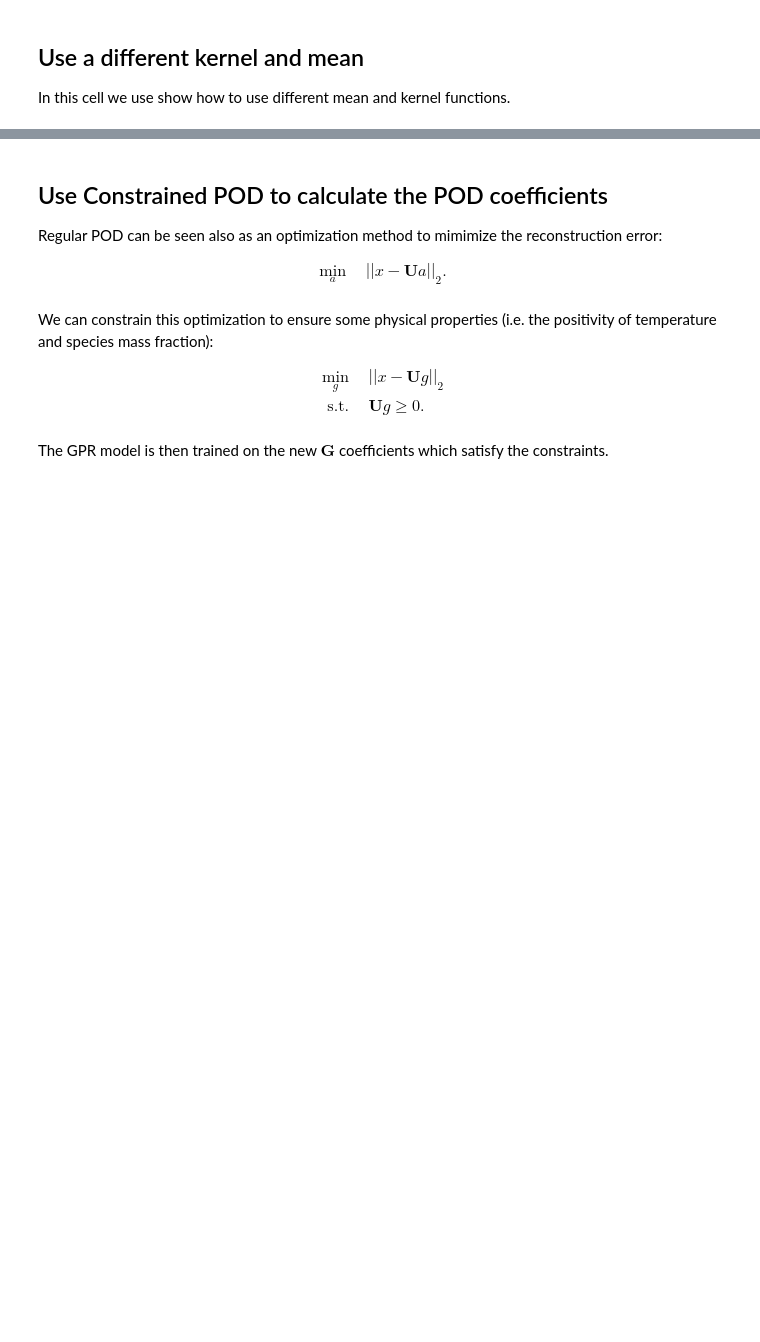
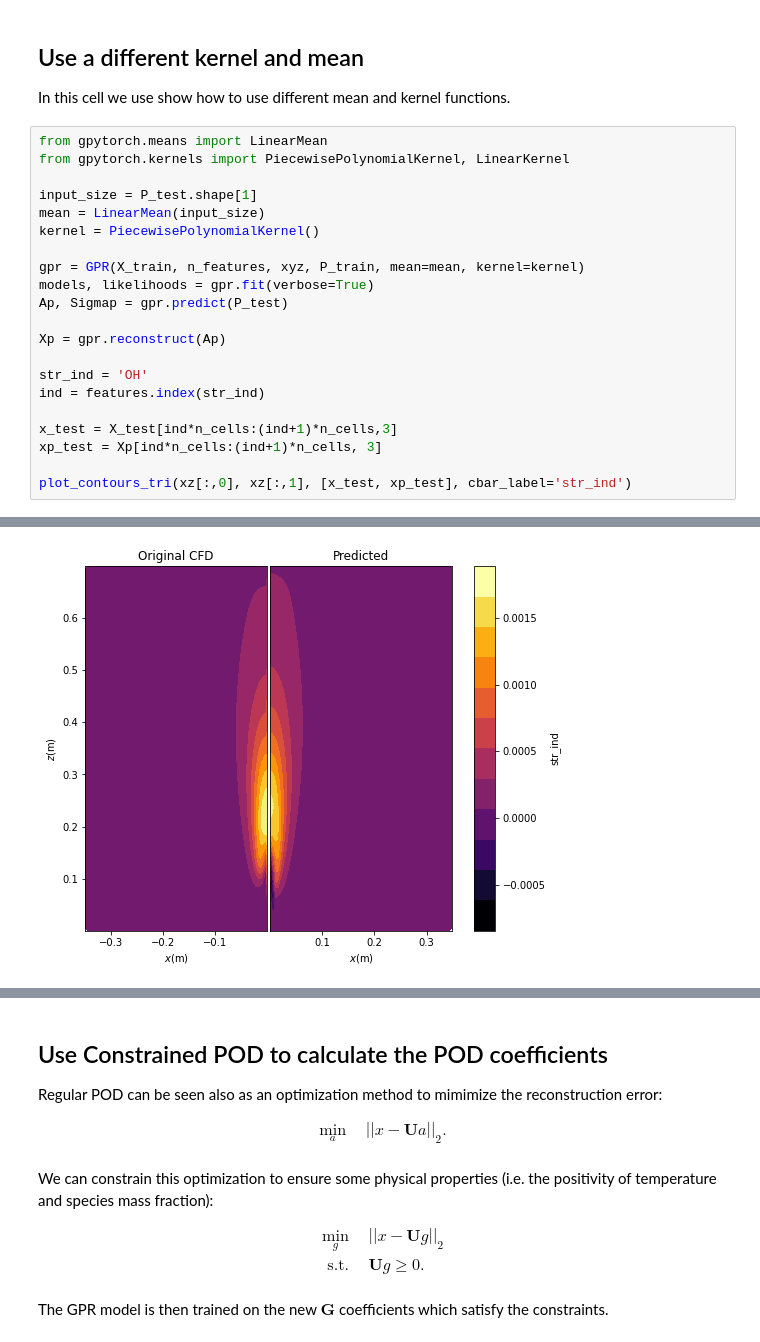
Before and after one commit to burn-research/OpenMEASURE, a Jupyter notebook: docs/gpr_doc.ipynb, the cells around one changed output, grey strips where cells are left out. Cells and saved outputs as stored; diff of their text form; blank space fills up the shorter version.

```diff
--- a/docs/gpr_doc.ipynb
+++ b/docs/gpr_doc.ipynb
@@ -251,3 +288,25 @@ plot_contours_tri(xz[:,0], xz[:,1], [x_test, xp_test], cbar_label=str_ind)
 ## Use a different kernel and mean
 
 In this cell we use show how to use different mean and kernel functions.
+# %%
+from gpytorch.means import LinearMean
+from gpytorch.kernels import PiecewisePolynomialKernel, LinearKernel
+
+input_size = P_test.shape[1]
+mean = LinearMean(input_size)
+kernel = PiecewisePolynomialKernel()
+
+gpr = GPR(X_train, n_features, xyz, P_train, mean=mean, kernel=kernel)
+models, likelihoods = gpr.fit(verbose=True)
+Ap, Sigmap = gpr.predict(P_test)
+
+Xp = gpr.reconstruct(Ap)
+
+str_ind = 'OH'
+ind = features.index(str_ind)
+
+x_test = X_test[ind*n_cells:(ind+1)*n_cells,3]
+xp_test = Xp[ind*n_cells:(ind+1)*n_cells, 3]
+
+plot_contours_tri(xz[:,0], xz[:,1], [x_test, xp_test], cbar_label='str_ind')
+# %% [output]
@@ -253,0 +330 @@ In this cell we use show how to use different mean and kernel functions.
+[figure, added]
```
Also changed, not shown: parts of 9 cells of this notebook, 2 other files.
